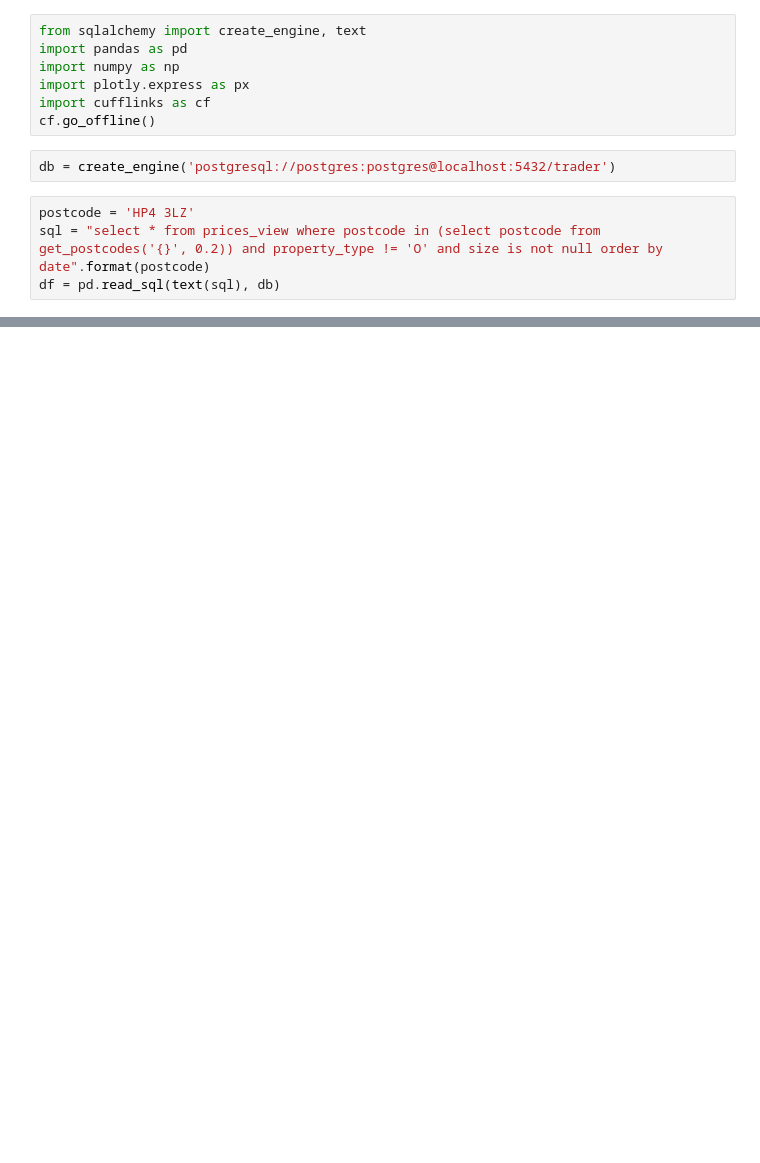
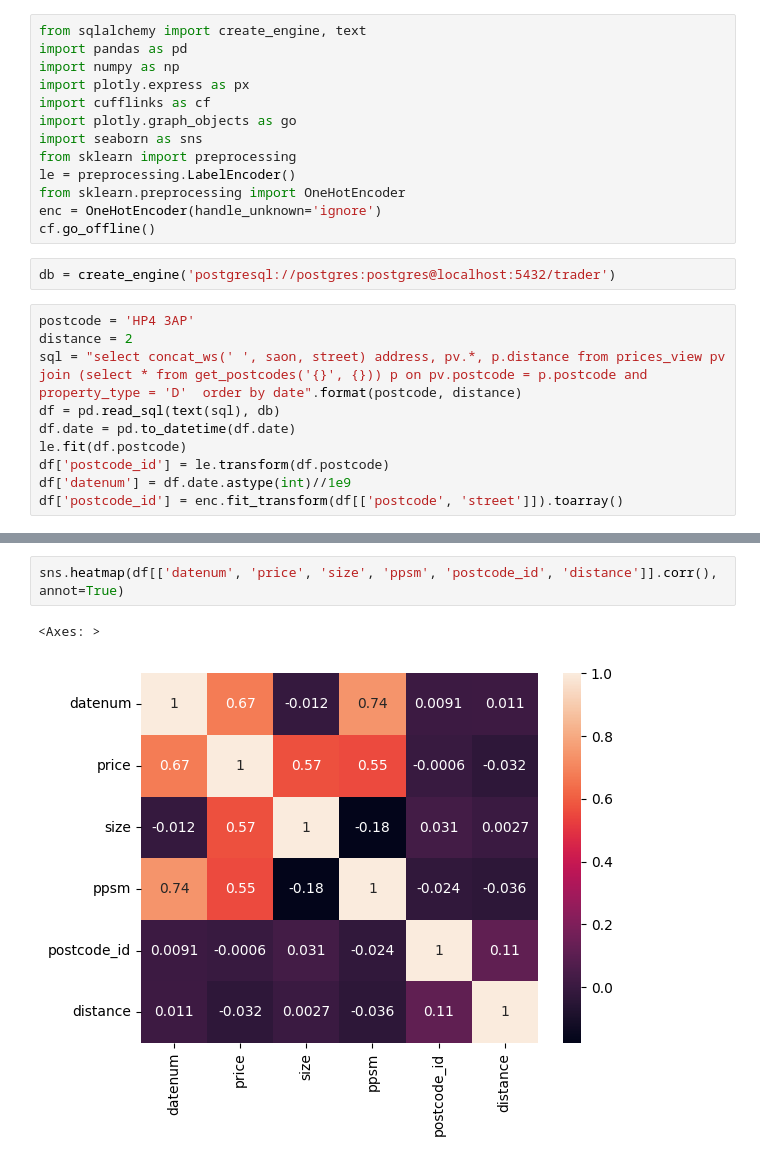
Before and after one commit to virtex-br/propty, a Jupyter notebook: python/notebook.ipynb, the cells around one changed output, grey strips where cells are left out. Saved outputs shown, nothing was run; the diff lists cells and outputs as text; blank space fills up the shorter version.

```diff
--- a/python/notebook.ipynb
+++ b/python/notebook.ipynb
@@ -4,10 +4,22 @@ import pandas as pd
 import numpy as np
 import plotly.express as px
 import cufflinks as cf
+import plotly.graph_objects as go
+import seaborn as sns
+from sklearn import preprocessing
+le = preprocessing.LabelEncoder()
+from sklearn.preprocessing import OneHotEncoder
+enc = OneHotEncoder(handle_unknown='ignore')
 cf.go_offline()
 # %%
 db = create_engine('postgresql://postgres:postgres@localhost:5432/trader')
 # %%
-postcode = 'HP4 3LZ'
-sql = "select * from prices_view where postcode in (select postcode from get_postcodes('{}', 0.2)) and property_type != 'O' and size is not null order by date".format(postcode)
+postcode = 'HP4 3AP'
+distance = 2
+sql = "select concat_ws(' ', saon, street) address, pv.*, p.distance from prices_view pv join (select * from get_postcodes('{}', {})) p on pv.postcode = p.postcode and property_type = 'D'  order by date".format(postcode, distance)
 df = pd.read_sql(text(sql), db)
+df.date = pd.to_datetime(df.date)
+le.fit(df.postcode)
+df['postcode_id'] = le.transform(df.postcode)
+df['datenum'] = df.date.astype(int)//1e9
+df['postcode_id'] = enc.fit_transform(df[['postcode', 'street']]).toarray()
@@ -29,0 +42,5 @@ df
+# %%
+sns.heatmap(df[['datenum', 'price', 'size', 'ppsm', 'postcode_id', 'distance']].corr(), annot=True)
+# %% [output]
+<Axes: >
+[figure, added]
```
Also changed, not shown: parts of 18 cells of this notebook.
